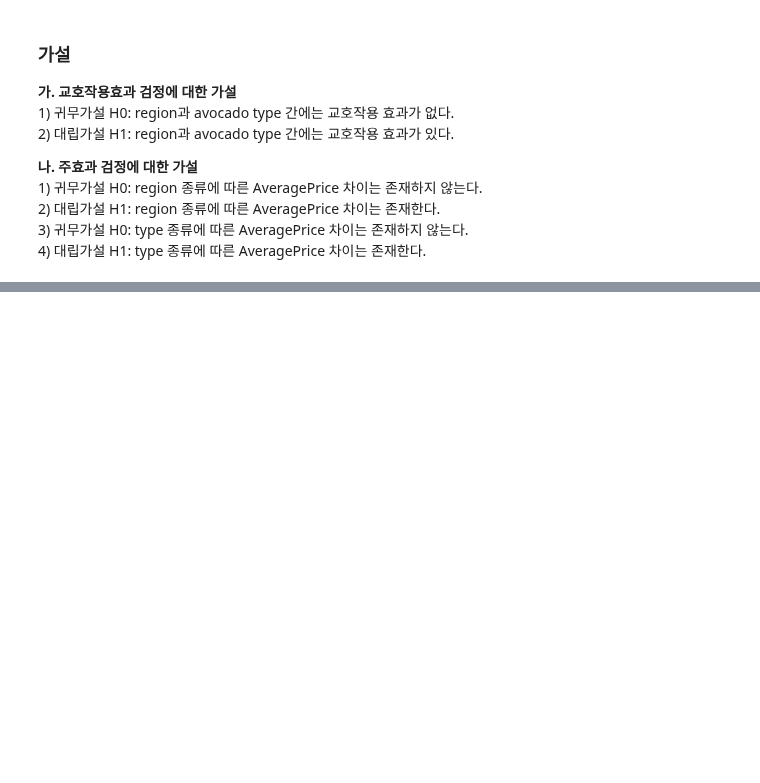
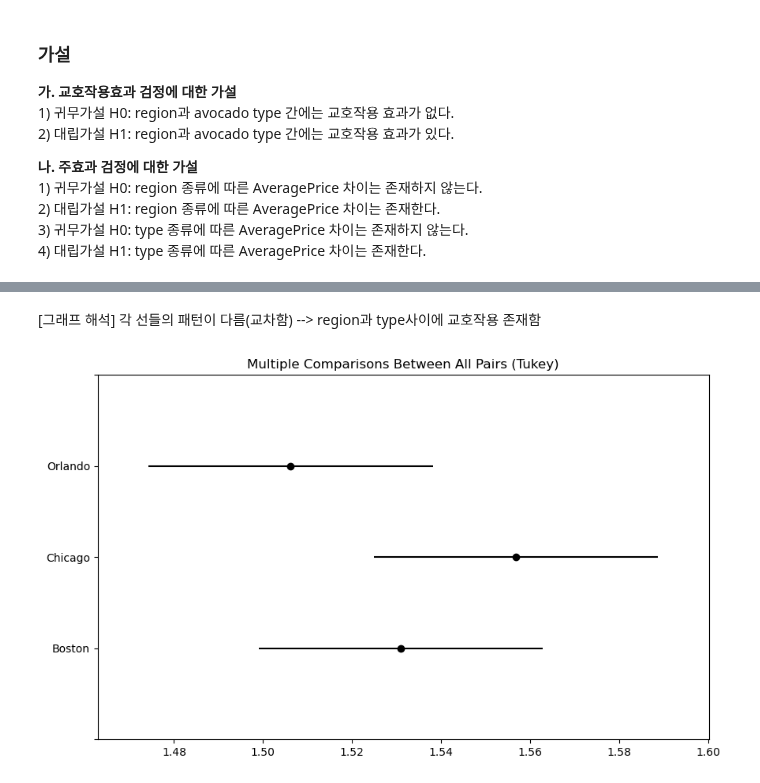
Before and after one commit to Minju-nimm/ADP, a Jupyter notebook: 기출/ADP_통계기출_24_21.ipynb, the cells around one changed output, grey strips where cells are left out. Cells and saved outputs as stored; diff of their text form; code cells hidden in the pictures; blank space fills up the shorter version.

```diff
--- a/기출/ADP_통계기출_24_21.ipynb
+++ b/기출/ADP_통계기출_24_21.ipynb
@@ -968,0 +1136,12 @@ aov_table
+# %% [markdown]
+[그래프 해석] 각 선들의 패턴이 다름(교차함) --> region과 type사이에 교호작용 존재함
+# %%
+# 다중비교 참고
+
+from statsmodels.stats.multicomp import pairwise_tukeyhsd
+from statsmodels.stats.multicomp import MultiComparison
+mc = MultiComparison(data= avocado["AveragePrice"], groups=avocado["region"] )
+tuekeyhsd = mc.tukeyhsd(alpha=0.05)
+fig = tuekeyhsd.plot_simultaneous()
+# %% [output]
+[figure, added]
```
Also changed, not shown: parts of 44 cells of this notebook.
